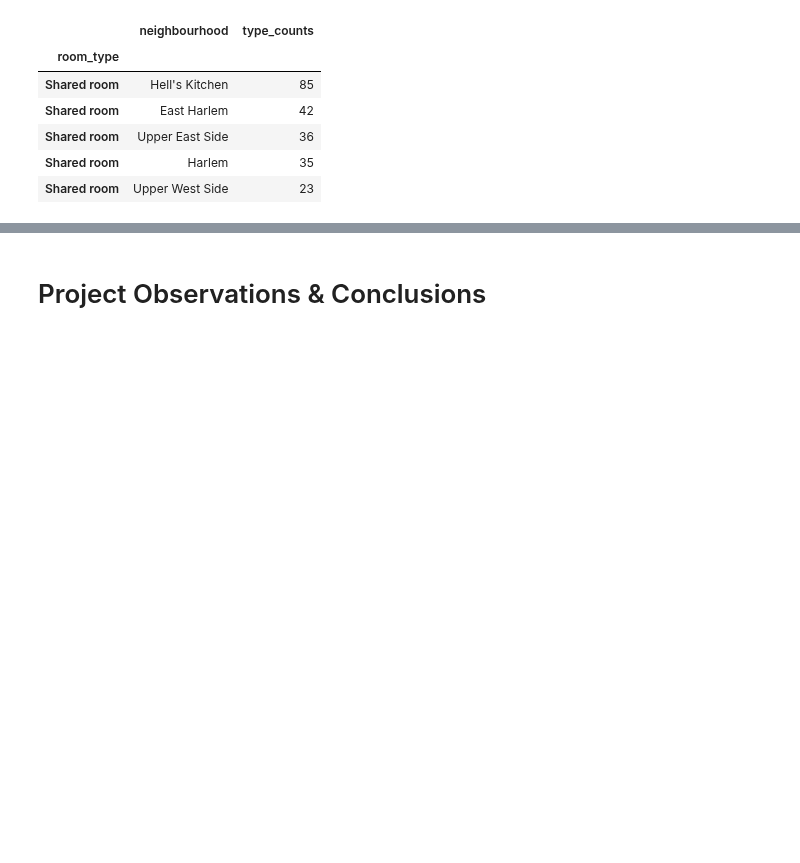
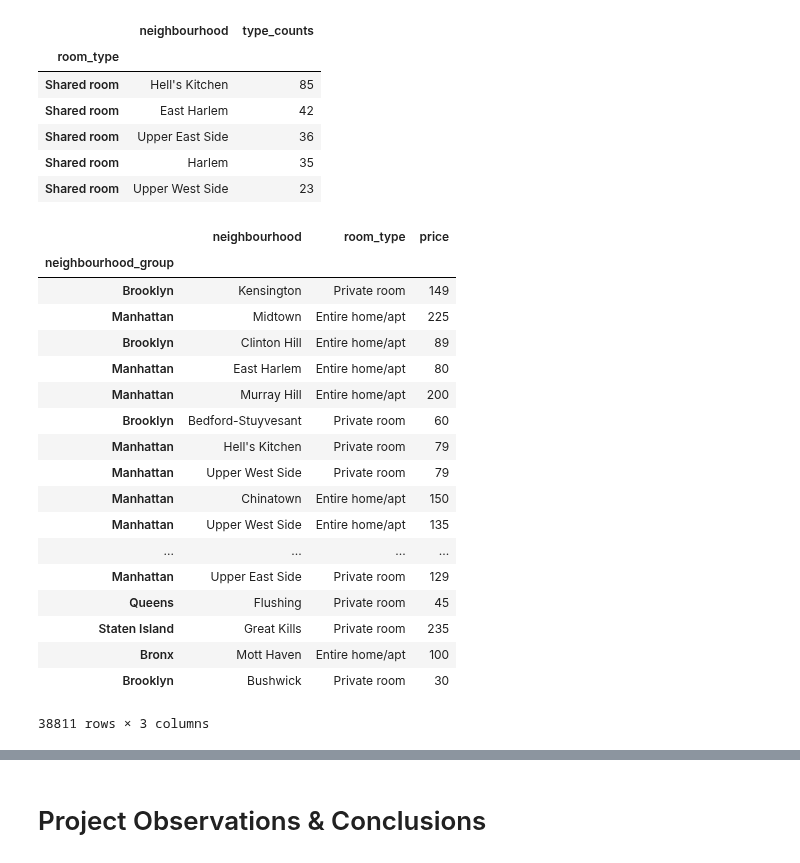
Before and after one commit to mjknj18/2019-NYC-Airbnb-Property-Data-Analysis, a Jupyter notebook: 2019_NYC_Airbnb_Property_Data_Analysis_Main.ipynb, the cells around one changed output, grey strips where cells are left out. Saved outputs shown, nothing was run; the diff lists cells and outputs as text; code cells hidden in the pictures; blank space fills up the shorter version.

```diff
--- a/2019_NYC_Airbnb_Property_Data_Analysis_Main.ipynb
+++ b/2019_NYC_Airbnb_Property_Data_Analysis_Main.ipynb
@@ -357,3 +365,30 @@ manhattan_shared_sorted.head()
 | Shared room | Upper East Side | 36 |
 | Shared room | Harlem | 35 |
 | Shared room | Upper West Side | 23 |
+# %%
+#In each borough, what are the 5 neighborhoods with the highest average price for each property type?
+price_df = cleaned_data[["neighbourhood_group","neighbourhood", "room_type", "price"]]
+
+#reset index as boroughs
+price_df = price_df.set_index(["neighbourhood_group"])
+price_df
+# %% [output]
+|  | neighbourhood | room_type | price |
+| neighbourhood_group |  |  |  |
+| Brooklyn | Kensington | Private room | 149 |
+| Manhattan | Midtown | Entire home/apt | 225 |
+| Brooklyn | Clinton Hill | Entire home/apt | 89 |
+| Manhattan | East Harlem | Entire home/apt | 80 |
+| Manhattan | Murray Hill | Entire home/apt | 200 |
+| Brooklyn | Bedford-Stuyvesant | Private room | 60 |
+| Manhattan | Hell's Kitchen | Private room | 79 |
+| Manhattan | Upper West Side | Private room | 79 |
+| Manhattan | Chinatown | Entire home/apt | 150 |
+| Manhattan | Upper West Side | Entire home/apt | 135 |
+| ... | ... | ... | ... |
+| Manhattan | Upper East Side | Private room | 129 |
+| Queens | Flushing | Private room | 45 |
+| Staten Island | Great Kills | Private room | 235 |
+| Bronx | Mott Haven | Entire home/apt | 100 |
+| Brooklyn | Bushwick | Private room | 30 |
+38811 rows × 3 columns
```
Also changed, not shown: parts of 6 cells of this notebook.
